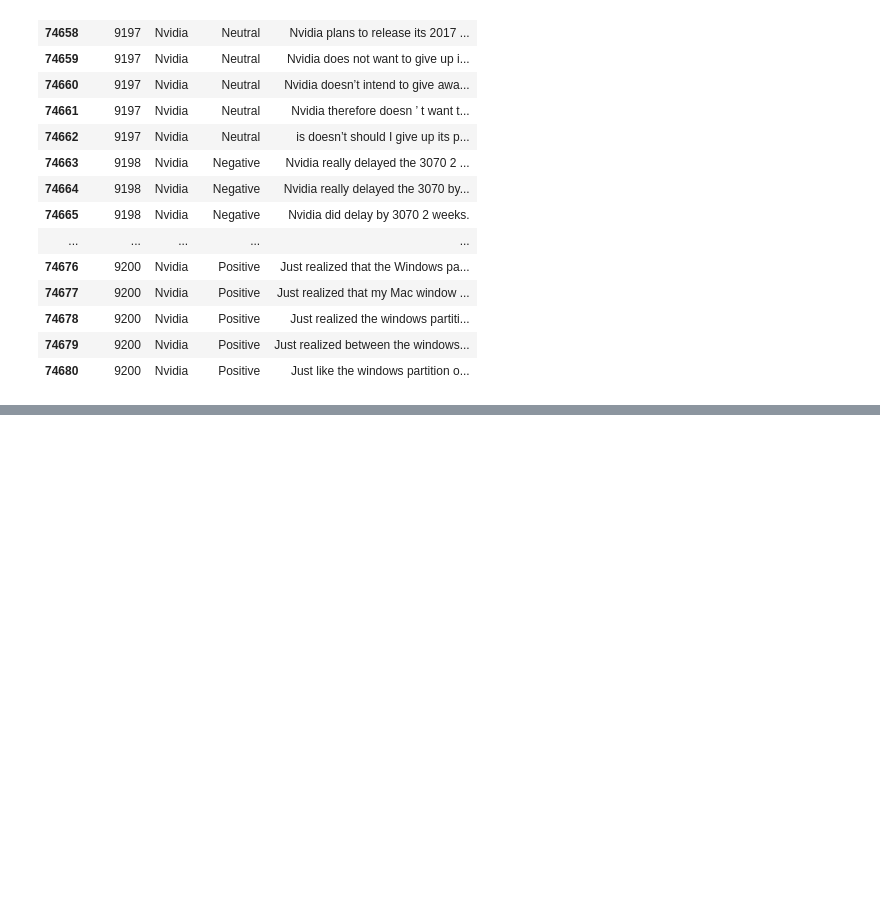
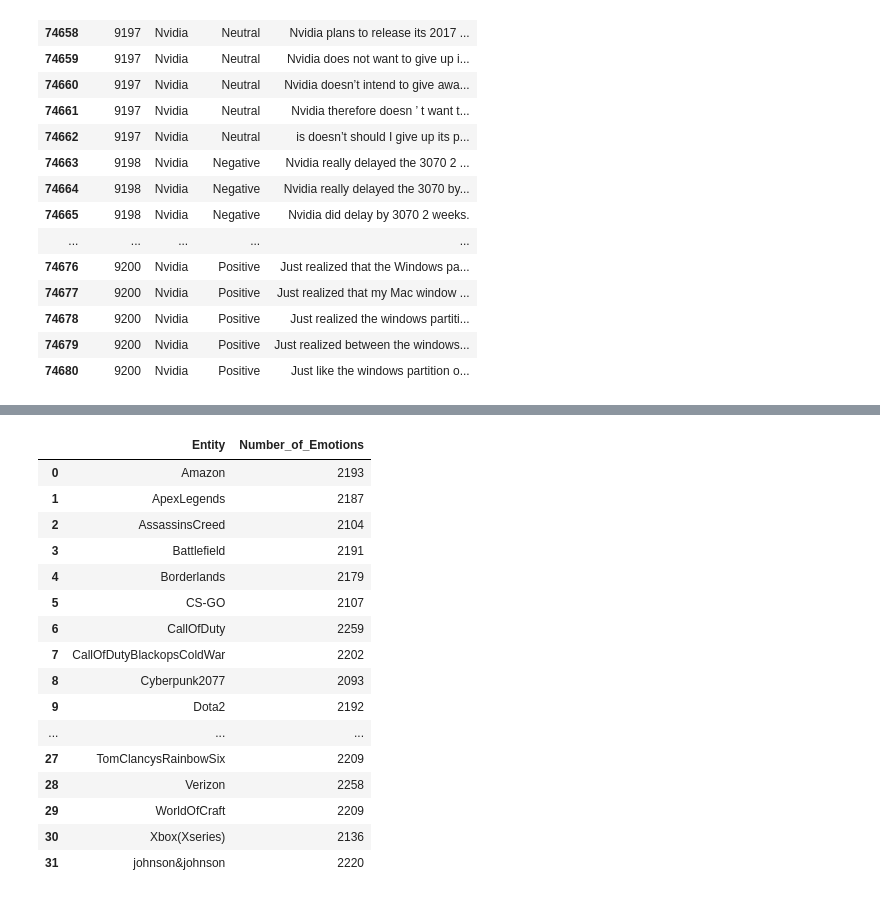
Before and after one commit to MSalmanAliKhan/Data-Science-Projects, a Jupyter notebook: Twitter-Sentiment-Analysis(SQL+Python)/Twitter Sentiment Analysis.ipynb, the cells around one changed output, grey strips where cells are left out. Saved outputs shown, nothing was run; the diff lists cells and outputs as text; code cells hidden in the pictures; blank space fills up the shorter version.

```diff
--- a/Twitter-Sentiment-Analysis(SQL+Python)/Twitter Sentiment Analysis.ipynb
+++ b/Twitter-Sentiment-Analysis(SQL+Python)/Twitter Sentiment Analysis.ipynb
@@ -56,0 +154,6 @@ Tweet_Train.tail(25)
+# %%
+# To define the path to the SQLite Data Base
+database_url = 'sqlite:///SQLiteMagicDB.db'
+
+# To create a SQLAlchemy engine
+engine = create_engine(database_url)
@@ -56,0 +165,33 @@ Tweet_Train.tail(25)
+# %%
+# To group the data by entity using SQL
+# SQL query
+sql_query = """
+SELECT
+    Entity,
+    COUNT(*) AS Number_of_Emotions
+FROM
+    Tweet_Train_Clean
+GROUP BY
+    Entity
+"""
+
+# Execute the SQL query
+pd.read_sql_query(sql_query, engine)
+# %% [output]
+|  | Entity | Number_of_Emotions |
+| 0 | Amazon | 2193 |
+| 1 | ApexLegends | 2187 |
+| 2 | AssassinsCreed | 2104 |
+| 3 | Battlefield | 2191 |
+| 4 | Borderlands | 2179 |
+| 5 | CS-GO | 2107 |
+| 6 | CallOfDuty | 2259 |
+| 7 | CallOfDutyBlackopsColdWar | 2202 |
+| 8 | Cyberpunk2077 | 2093 |
+| 9 | Dota2 | 2192 |
+| ... | ... | ... |
+| 27 | TomClancysRainbowSix | 2209 |
+| 28 | Verizon | 2258 |
+| 29 | WorldOfCraft | 2209 |
+| 30 | Xbox(Xseries) | 2136 |
+| 31 | johnson&johnson | 2220 |
```
Also changed, not shown: parts of 19 cells of this notebook, 1 other file.
